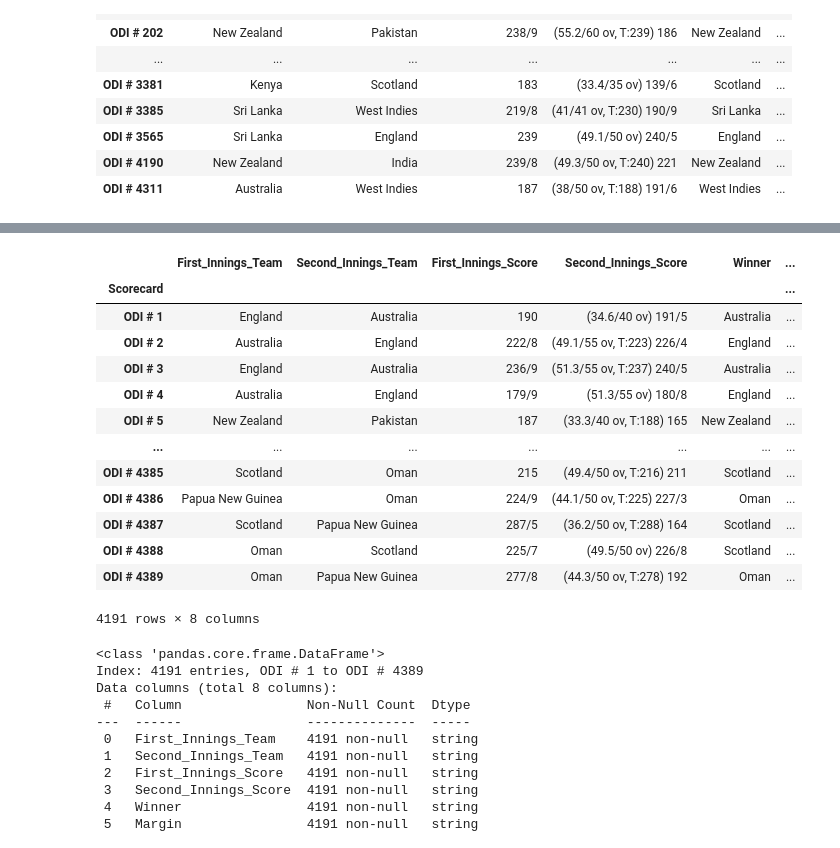
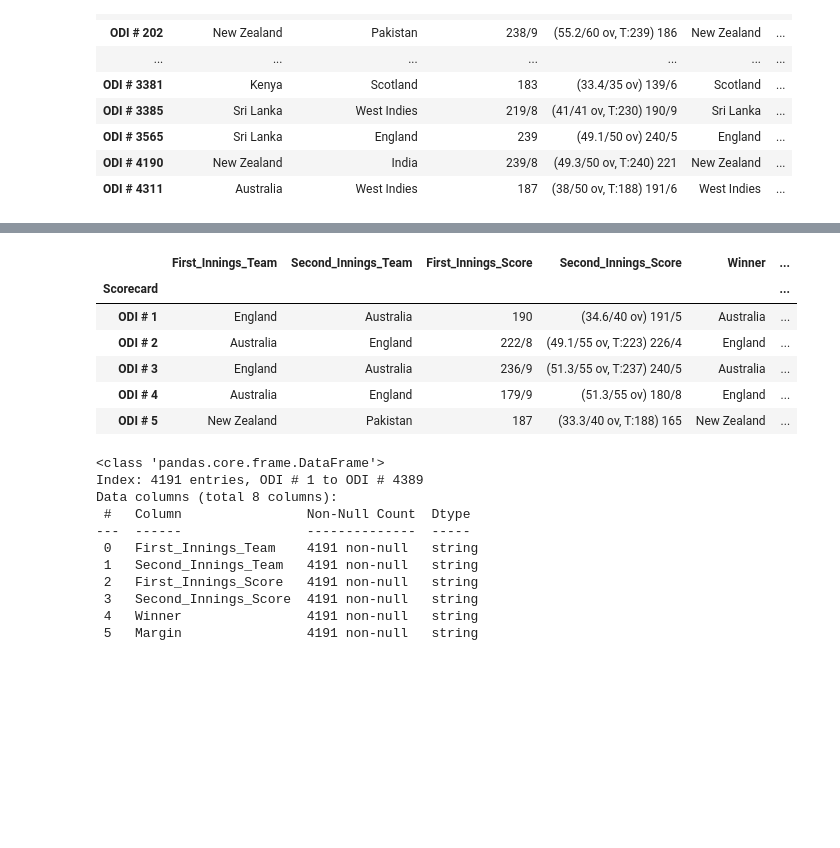
Before and after one commit to atifiu/one_day_cricket_scrapping_project, a Jupyter notebook: one_day_cricket_scrapping_espn.ipynb, the cells around one changed output, grey strips where cells are left out. Cells and saved outputs as stored; diff of their text form; code cells hidden in the pictures; blank space fills up the shorter version.

```diff
--- a/one_day_cricket_scrapping_espn.ipynb
+++ b/one_day_cricket_scrapping_espn.ipynb
@@ -479,20 +393,13 @@ Jul 22, 2021
 # %%
-df
+df.head(5)
 # %% [output]
 |  | First_Innings_Team | Second_Innings_Team | First_Innings_Score | Second_Innings_Score | Winner | ... |
 | Scorecard |  |  |  |  |  | ... |
 | ODI # 1 | England | Australia | 190 | (34.6/40 ov) 191/5 | Australia | ... |
 | ODI # 2 | Australia | England | 222/8 | (49.1/55 ov, T:223) 226/4 | England | ... |
 | ODI # 3 | England | Australia | 236/9 | (51.3/55 ov, T:237) 240/5 | Australia | ... |
 | ODI # 4 | Australia | England | 179/9 | (51.3/55 ov) 180/8 | England | ... |
 | ODI # 5 | New Zealand | Pakistan | 187 | (33.3/40 ov, T:188) 165 | New Zealand | ... |
-| ... | ... | ... | ... | ... | ... | ... |
-| ODI # 4385 | Scotland | Oman | 215 | (49.4/50 ov, T:216) 211 | Scotland | ... |
-| ODI # 4386 | Papua New Guinea | Oman | 224/9 | (44.1/50 ov, T:225) 227/3 | Oman | ... |
-| ODI # 4387 | Scotland | Papua New Guinea | 287/5 | (36.2/50 ov, T:288) 164 | Scotland | ... |
-| ODI # 4388 | Oman | Scotland | 225/7 | (49.5/50 ov) 226/8 | Scotland | ... |
-| ODI # 4389 | Oman | Papua New Guinea | 277/8 | (44.3/50 ov, T:278) 192 | Oman | ... |
-4191 rows × 8 columns
 # %%
 #Convert Match_Date to datetime
 df['Match_Date'] = pd.to_datetime(df['Match_Date'], format='%b %d, %Y')
```
Also changed, not shown: parts of 35 cells of this notebook.
